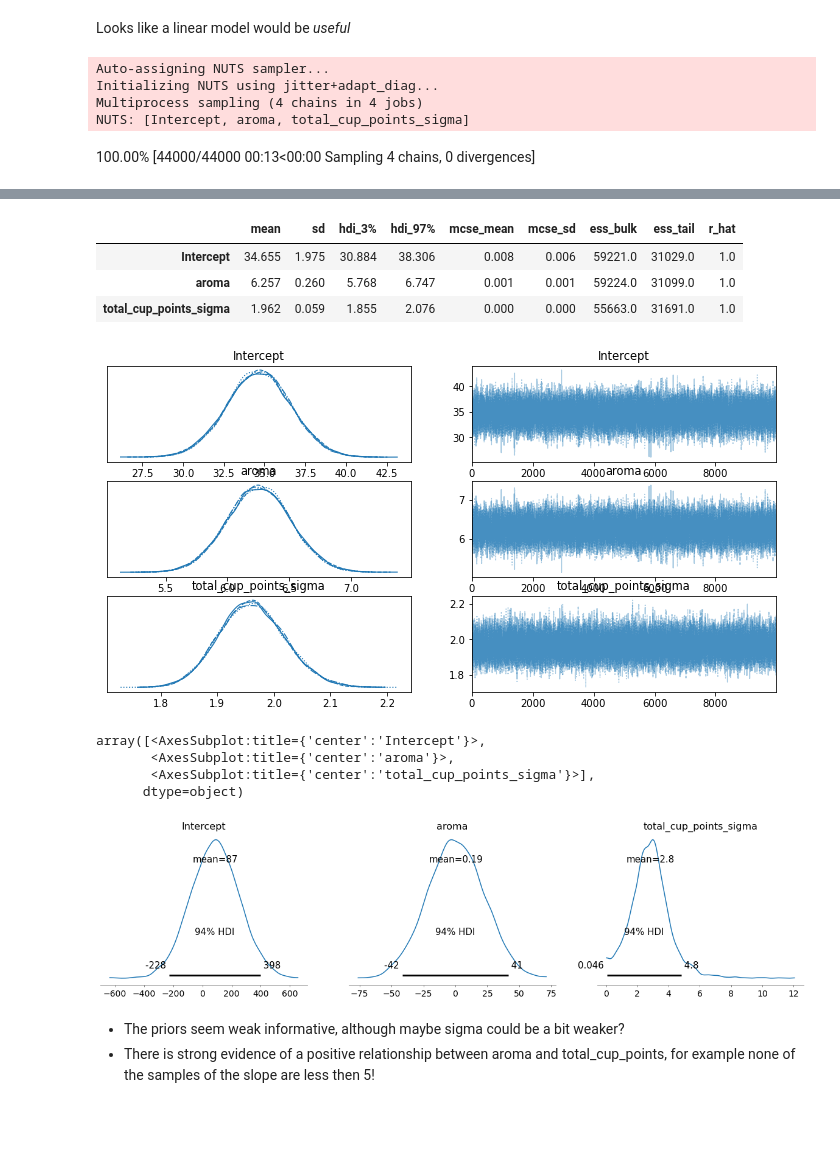
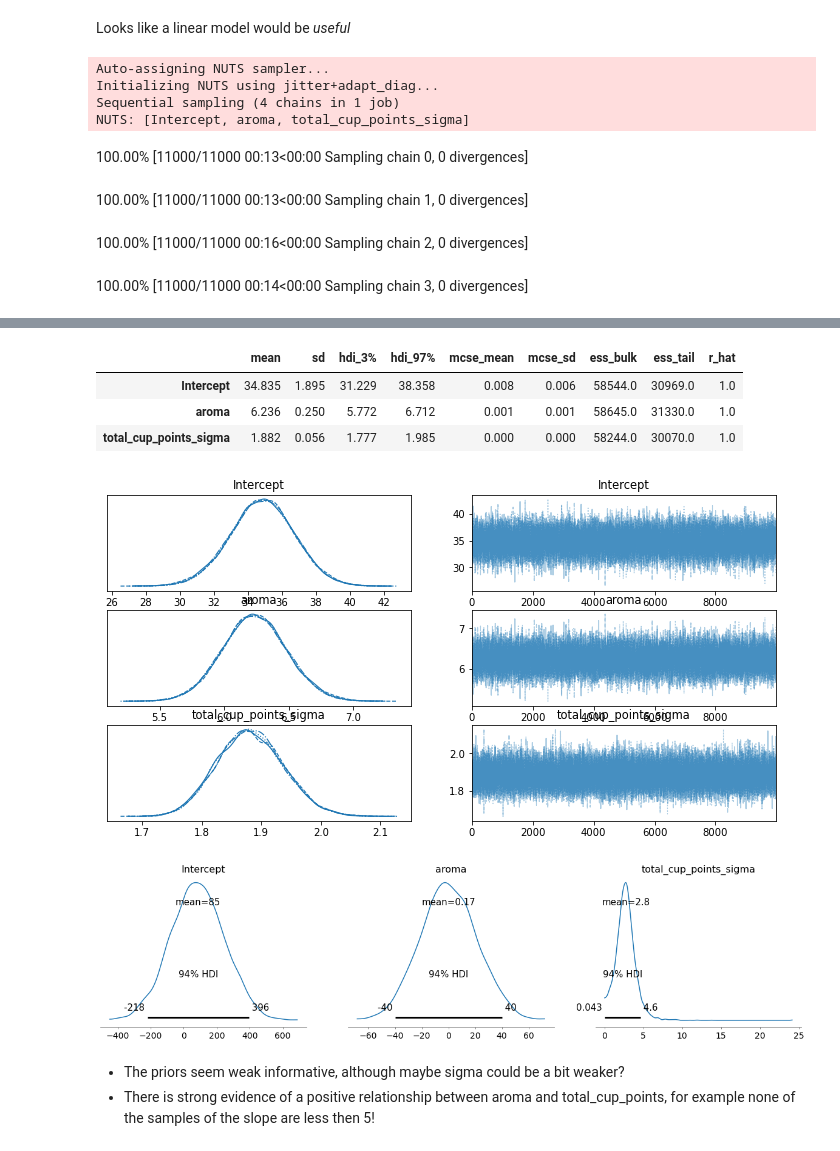
Before and after one commit to DrEntropy/BayesRulesWork, a Jupyter notebook: Chapter10.ipynb, the cells around one changed output, grey strips where cells are left out. Cells and saved outputs as stored; diff of their text form; code cells hidden in the pictures; blank space fills up the shorter version.

```diff
--- a/Chapter10.ipynb
+++ b/Chapter10.ipynb
@@ -36,12 +38,15 @@ plt.scatter(new_coffee.aroma, new_coffee.total_cup_points)
 Looks like a linear model would be *useful*
 # %%
 model = bmb.Model('total_cup_points ~ aroma', new_coffee)
-results = model.fit(draws=10000, chains=4)
+results = model.fit(draws=10000, chains=4, cores=1)
 az.plot_trace(results)
 az.summary(results)
 # %% [output]
 Auto-assigning NUTS sampler...
 Initializing NUTS using jitter+adapt_diag...
-Multiprocess sampling (4 chains in 4 jobs)
+Sequential sampling (4 chains in 1 job)
 NUTS: [Intercept, aroma, total_cup_points_sigma]
-100.00% [44000/44000 00:13<00:00 Sampling 4 chains, 0 divergences]
+100.00% [11000/11000 00:13<00:00 Sampling chain 0, 0 divergences]
+100.00% [11000/11000 00:13<00:00 Sampling chain 1, 0 divergences]
+100.00% [11000/11000 00:16<00:00 Sampling chain 2, 0 divergences]
+100.00% [11000/11000 00:14<00:00 Sampling chain 3, 0 divergences]
@@ -49,16 +54,12 @@ Sampling 4 chains for 1_000 tune and 10_000 draw iterations (4_000 + 40_000 draw
 |  | mean | sd | hdi_3% | hdi_97% | mcse_mean | mcse_sd | ess_bulk | ess_tail | r_hat |
-| Intercept | 34.655 | 1.975 | 30.884 | 38.306 | 0.008 | 0.006 | 59221.0 | 31029.0 | 1.0 |
-| aroma | 6.257 | 0.260 | 5.768 | 6.747 | 0.001 | 0.001 | 59224.0 | 31099.0 | 1.0 |
-| total_cup_points_sigma | 1.962 | 0.059 | 1.855 | 2.076 | 0.000 | 0.000 | 55663.0 | 31691.0 | 1.0 |
+| Intercept | 34.835 | 1.895 | 31.229 | 38.358 | 0.008 | 0.006 | 58544.0 | 30969.0 | 1.0 |
+| aroma | 6.236 | 0.250 | 5.772 | 6.712 | 0.001 | 0.001 | 58645.0 | 31330.0 | 1.0 |
+| total_cup_points_sigma | 1.882 | 0.056 | 1.777 | 1.985 | 0.000 | 0.000 | 58244.0 | 30070.0 | 1.0 |
-[figure, old version]
+[figure, new version]
 # %%
-model.plot_priors()
+model.plot_priors();
 # %% [output]
-array([<AxesSubplot:title={'center':'Intercept'}>,
-       <AxesSubplot:title={'center':'aroma'}>,
-       <AxesSubplot:title={'center':'total_cup_points_sigma'}>],
-      dtype=object)
-[figure, old version]
+[figure, new version]
 # %% [markdown]
 * The priors seem weak informative, although maybe sigma could be a bit weaker?
 * There is strong evidence of a positive relationship between aroma and total_cup_points, for example none of the samples of the slope are less then 5!
```
Also changed, not shown: parts of 19 cells of this notebook.
